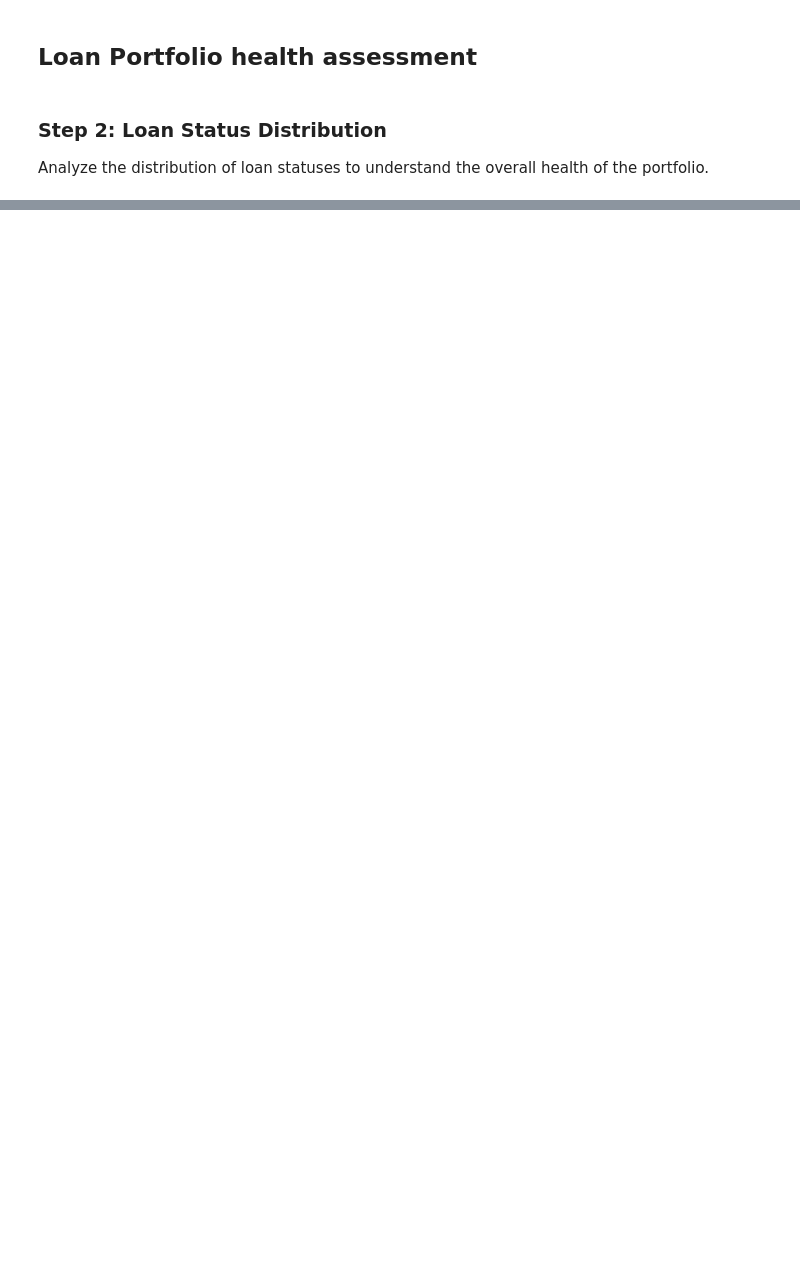
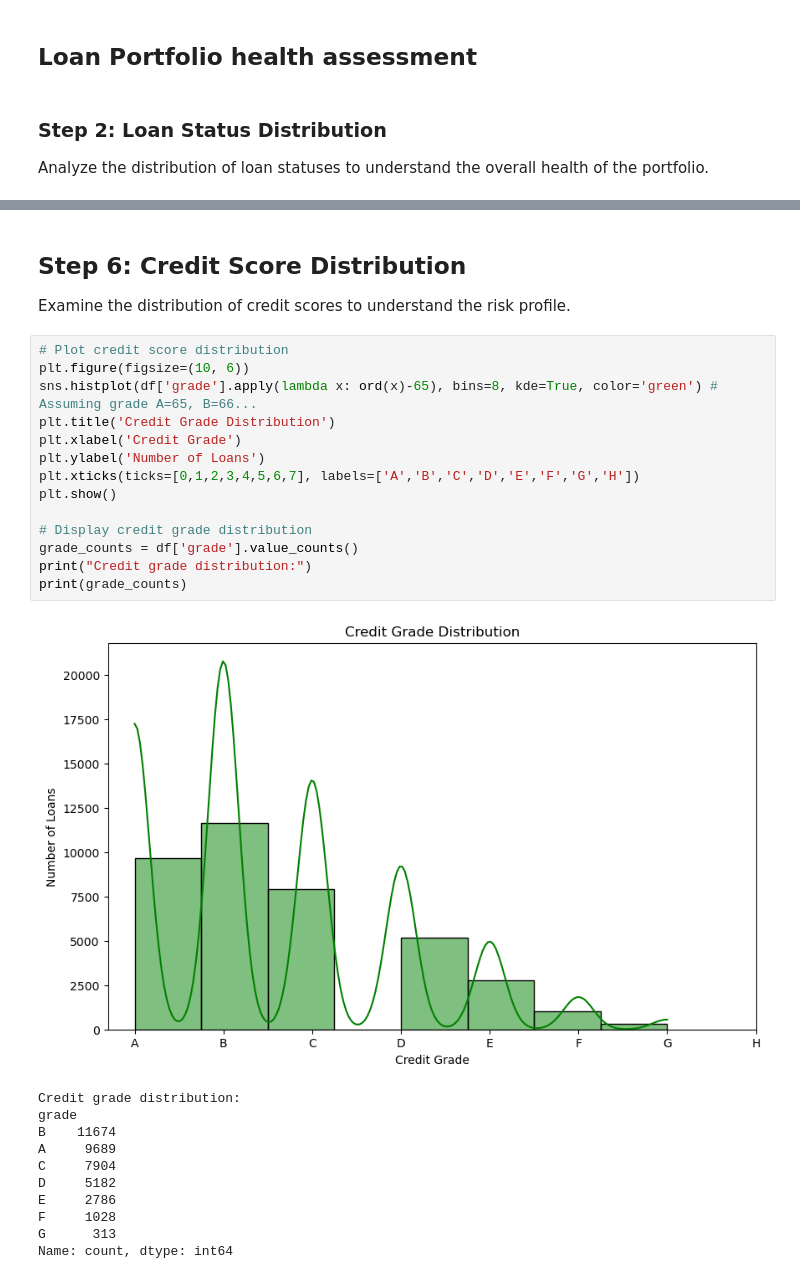
Before and after one commit to noe2019/Smart-Lending, a Jupyter notebook: Notebooks/EDA.ipynb, the cells around one changed output, grey strips where cells are left out. Drawn from its saved outputs; the diff is of its cells as text; blank space fills up the shorter version.

```diff
--- a/Notebooks/EDA.ipynb
+++ b/Notebooks/EDA.ipynb
@@ -310,0 +418,29 @@ Name: count, dtype: int64
+# %% [markdown]
+## Step 6: Credit Score Distribution
+Examine the distribution of credit scores to understand the risk profile.
+# %%
+# Plot credit score distribution
+plt.figure(figsize=(10, 6))
+sns.histplot(df['grade'].apply(lambda x: ord(x)-65), bins=8, kde=True, color='green') # Assuming grade A=65, B=66...
+plt.title('Credit Grade Distribution')
+plt.xlabel('Credit Grade')
+plt.ylabel('Number of Loans')
+plt.xticks(ticks=[0,1,2,3,4,5,6,7], labels=['A','B','C','D','E','F','G','H'])
+plt.show()
+
+# Display credit grade distribution
+grade_counts = df['grade'].value_counts()
+print("Credit grade distribution:")
+print(grade_counts)
+# %% [output]
+[figure, added]
+Credit grade distribution:
+grade
+B    11674
+A     9689
+C     7904
+D     5182
+E     2786
+F     1028
+G      313
+Name: count, dtype: int64
```
Also changed, not shown: parts of 16 cells of this notebook, 8 other files.
